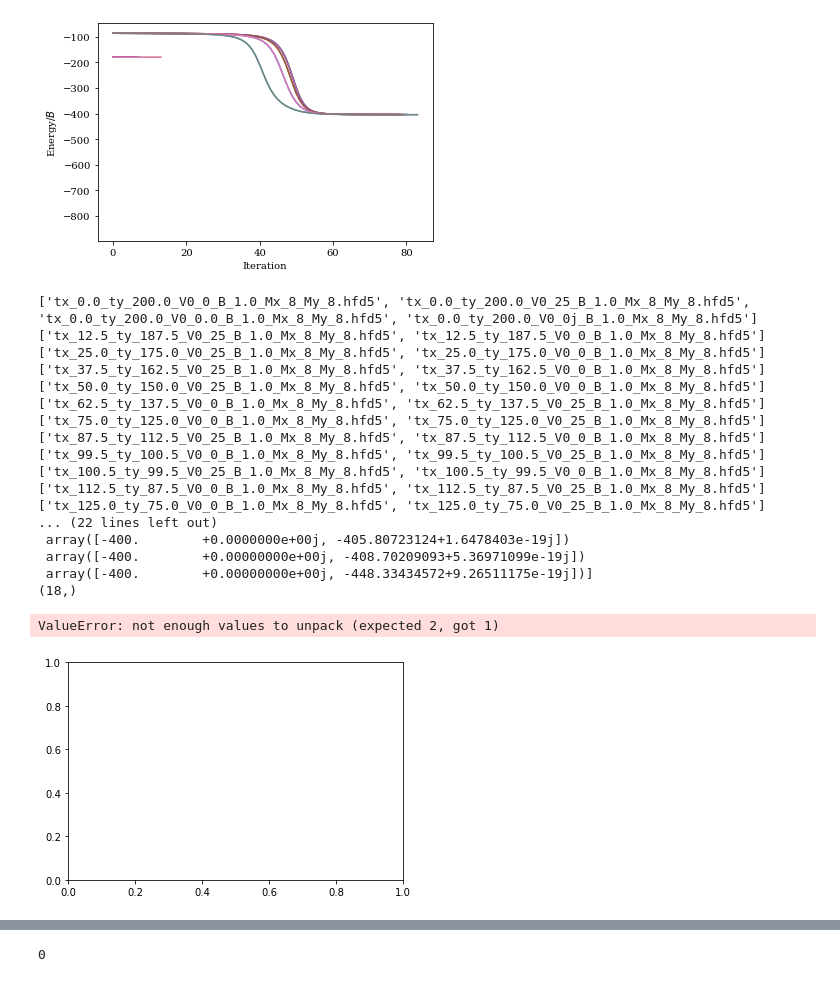
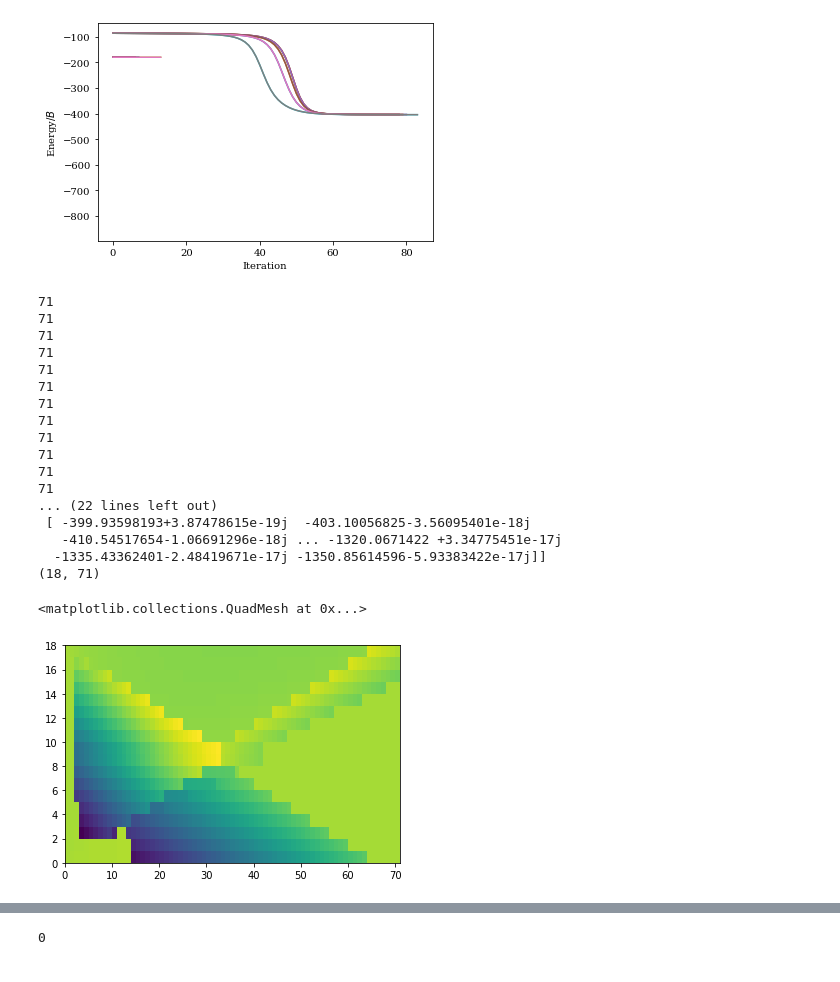
Before and after one commit to Progklui/rotor_lattice_models, a Jupyter notebook: phase_diag.ipynb, the cells around one changed output, grey strips where cells are left out. Cells and saved outputs as stored; diff of their text form; code cells hidden in the pictures.

```diff
--- a/phase_diag.ipynb
+++ b/phase_diag.ipynb
@@ -567,11 +567,11 @@ def get_psi_properties(file_path, check_size, check_sym):
 tx = 0.0
 ty = 200.0
 
-Mx = 8
-My = 8
+Mx = 16
+My = 4
 check_size = 'Mx_'+str(Mx)+'_My_'+str(My)
 
-file_path = 'results/phase_diagram/fo/'
+file_path = 'results/phase_diagram/fdh/'
 
 V_0_order = []
 E_order = []
@@ -604,22 +604,26 @@ print(E_order)
 print(E_order.shape)
 #plt.pcolormesh(E_order.real)
 # %% [output]
-['tx_0.0_ty_200.0_V0_0_B_1.0_Mx_8_My_8.hfd5', 'tx_0.0_ty_200.0_V0_25_B_1.0_Mx_8_My_8.hfd5', 'tx_0.0_ty_200.0_V0_0.0_B_1.0_Mx_8_My_8.hfd5', 'tx_0.0_ty_200.0_V0_0j_B_1.0_Mx_8_My_8.hfd5']
-['tx_12.5_ty_187.5_V0_25_B_1.0_Mx_8_My_8.hfd5', 'tx_12.5_ty_187.5_V0_0_B_1.0_Mx_8_My_8.hfd5']
-['tx_25.0_ty_175.0_V0_25_B_1.0_Mx_8_My_8.hfd5', 'tx_25.0_ty_175.0_V0_0_B_1.0_Mx_8_My_8.hfd5']
-['tx_37.5_ty_162.5_V0_25_B_1.0_Mx_8_My_8.hfd5', 'tx_37.5_ty_162.5_V0_0_B_1.0_Mx_8_My_8.hfd5']
-['tx_50.0_ty_150.0_V0_25_B_1.0_Mx_8_My_8.hfd5', 'tx_50.0_ty_150.0_V0_0_B_1.0_Mx_8_My_8.hfd5']
-['tx_62.5_ty_137.5_V0_0_B_1.0_Mx_8_My_8.hfd5', 'tx_62.5_ty_137.5_V0_25_B_1.0_Mx_8_My_8.hfd5']
-['tx_75.0_ty_125.0_V0_0_B_1.0_Mx_8_My_8.hfd5', 'tx_75.0_ty_125.0_V0_25_B_1.0_Mx_8_My_8.hfd5']
-['tx_87.5_ty_112.5_V0_25_B_1.0_Mx_8_My_8.hfd5', 'tx_87.5_ty_112.5_V0_0_B_1.0_Mx_8_My_8.hfd5']
-['tx_99.5_ty_100.5_V0_0_B_1.0_Mx_8_My_8.hfd5', 'tx_99.5_ty_100.5_V0_25_B_1.0_Mx_8_My_8.hfd5']
-['tx_100.5_ty_99.5_V0_25_B_1.0_Mx_8_My_8.hfd5', 'tx_100.5_ty_99.5_V0_0_B_1.0_Mx_8_My_8.hfd5']
-['tx_112.5_ty_87.5_V0_0_B_1.0_Mx_8_My_8.hfd5', 'tx_112.5_ty_87.5_V0_25_B_1.0_Mx_8_My_8.hfd5']
-['tx_125.0_ty_75.0_V0_0_B_1.0_Mx_8_My_8.hfd5', 'tx_125.0_ty_75.0_V0_25_B_1.0_Mx_8_My_8.hfd5']
+71
+71
+71
+71
+71
+71
+71
+71
+71
+71
+71
+71
 ... (22 lines left out)
- array([-400.        +0.0000000e+00j, -405.80723124+1.6478403e-19j])
- array([-400.        +0.00000000e+00j, -408.70209093+5.36971099e-19j])
- array([-400.        +0.00000000e+00j, -448.33434572+9.26511175e-19j])]
-(18,)
+ [ -399.93598193+3.87478615e-19j  -403.10056825-3.56095401e-18j
+   -410.54517654-1.06691296e-18j ... -1320.0671422 +3.34775451e-17j
+  -1335.43362401-2.48419671e-17j -1350.85614596-5.93383422e-17j]]
+(18, 71)
-ValueError: not enough values to unpack (expected 2, got 1)
-[figure, removed]
+# %%
+E_fdh_arr = E_order
+plt.pcolormesh(E_fo_arr.real-E_fdh_arr.real)
+# %% [output]
+<matplotlib.collections.QuadMesh at 0x...>
+[figure, added]
```
Also changed, not shown: parts of 3 cells of this notebook, 2 other files.
